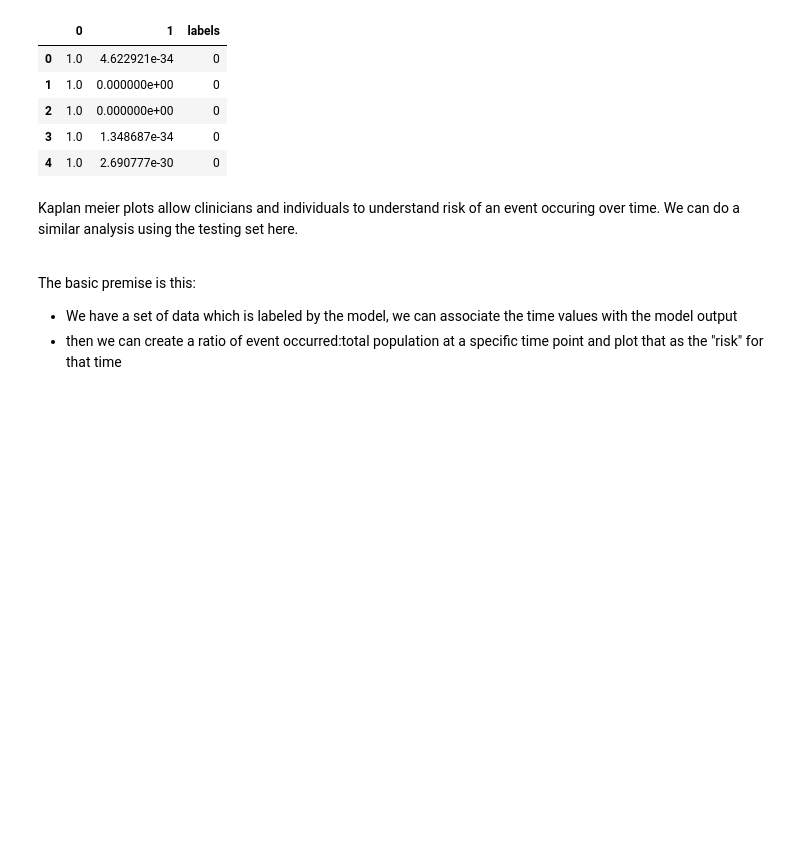
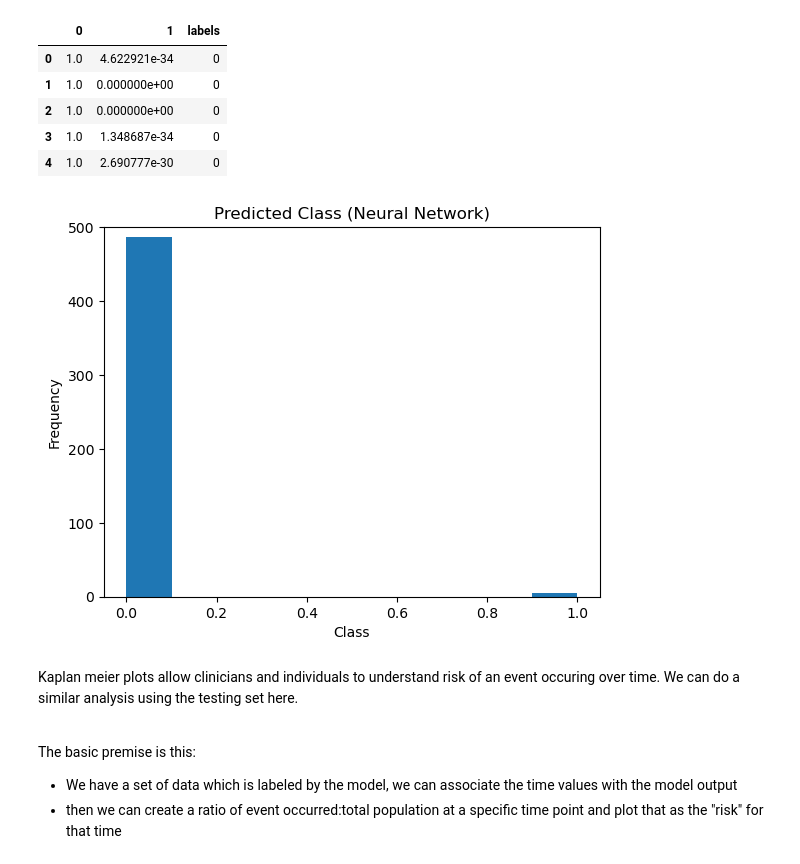
Before and after one commit to sakinkirti/CSDS491, a Jupyter notebook: CP/deeplearning_model.ipynb, the cells around one changed output. Saved outputs shown, nothing was run; the diff lists cells and outputs as text; code cells hidden in the pictures; blank space fills up the shorter version.

```diff
--- a/CP/deeplearning_model.ipynb
+++ b/CP/deeplearning_model.ipynb
@@ -149,6 +173,15 @@ Model Accuracy: 0.8821138143539429
 | 2 | 1.0 | 0.000000e+00 | 0 |
 | 3 | 1.0 | 1.348687e-34 | 0 |
 | 4 | 1.0 | 2.690777e-30 | 0 |
+# %%
+plt.hist(preds[1], bins=10)
+plt.title('Predicted Class (Neural Network)')
+plt.xlabel('Class')
+plt.ylabel('Frequency')
+plt.ylim(0, 500)
+plt.show()
+# %% [output]
+[figure, added]
 # %%
 from sklearn.metrics import confusion_matrix
 
```
Also changed, not shown: parts of 12 cells of this notebook, 8 other files.
